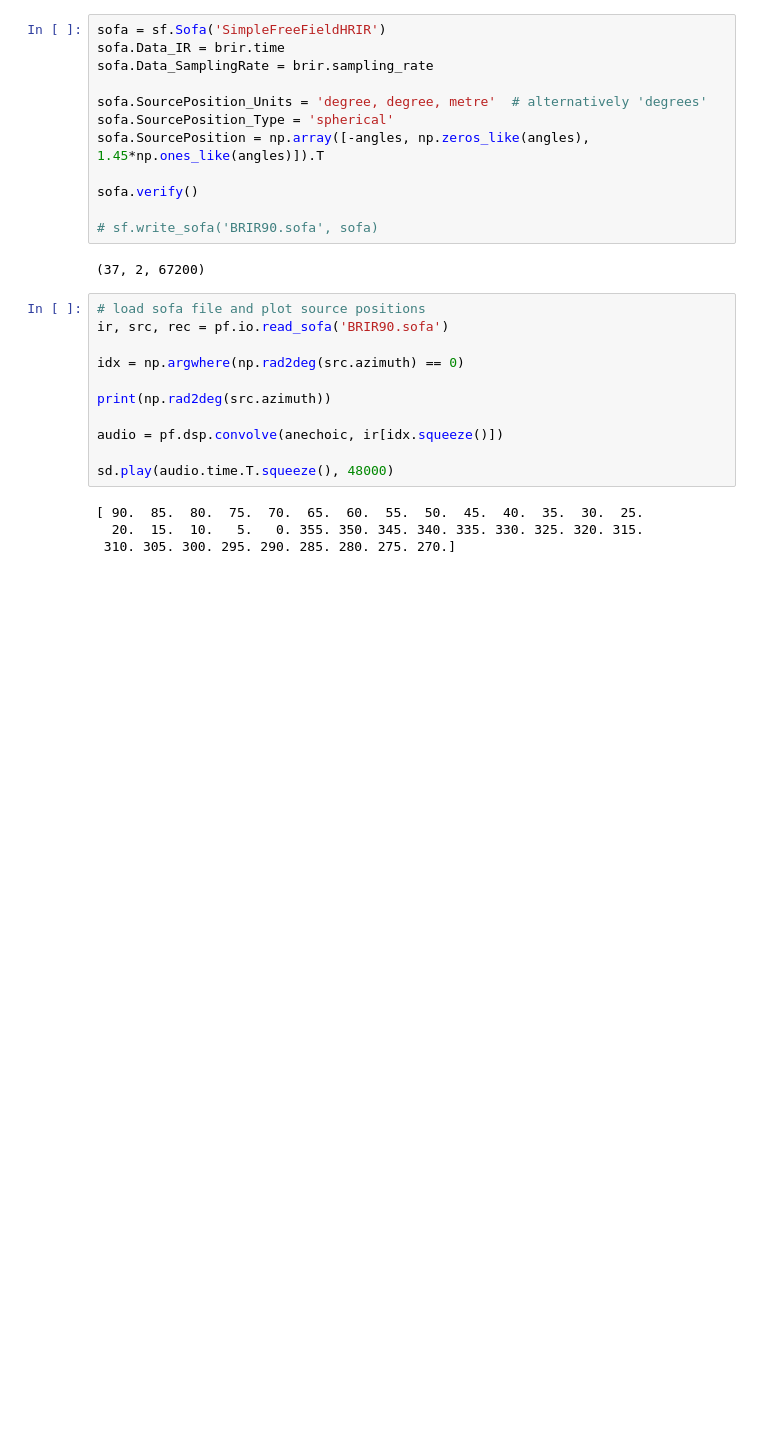
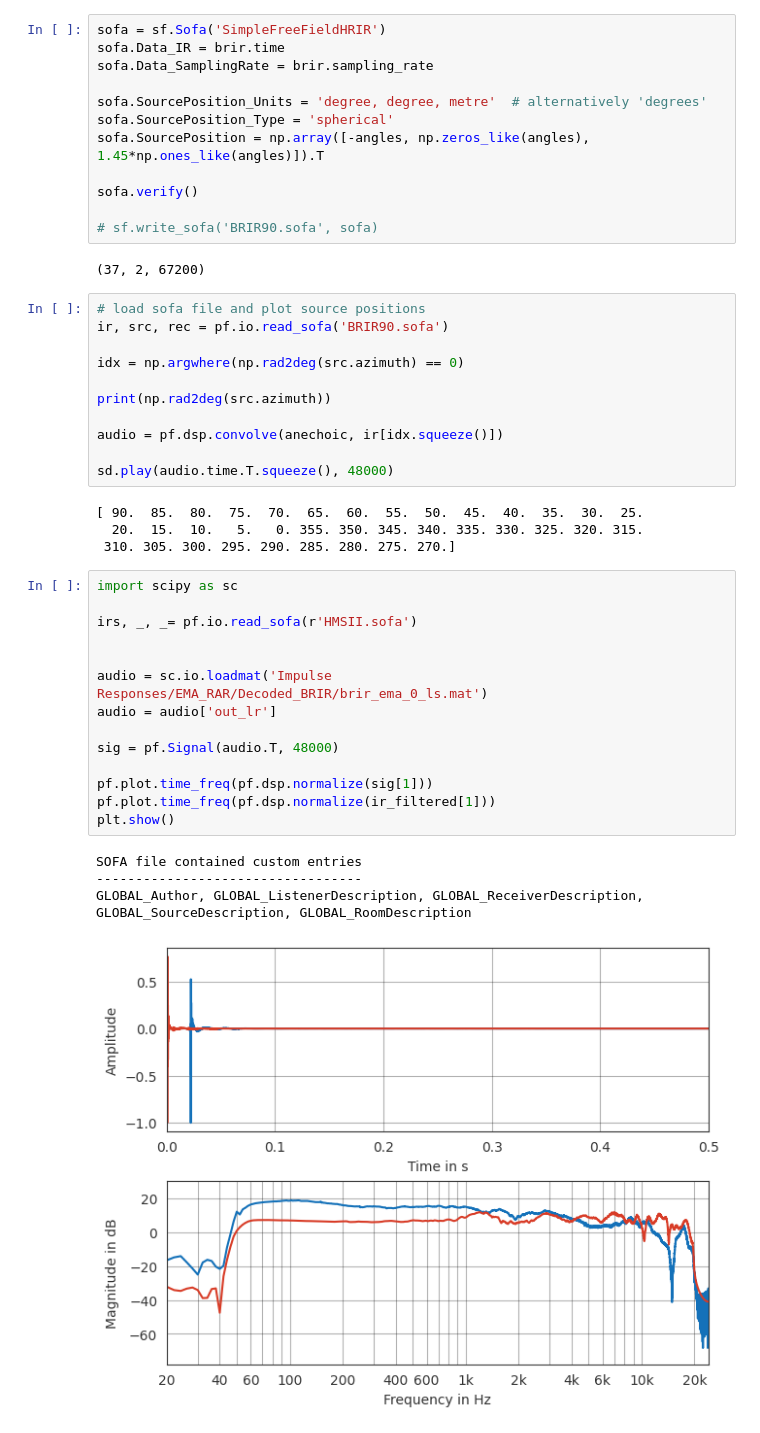
Before and after one commit to Microphone-Array-Project/ema2ambisonics, a Jupyter notebook: Post-Processing.ipynb, the cells around one changed output. Saved outputs shown, nothing was run; the diff lists cells and outputs as text; blank space fills up the shorter version.

```diff
--- a/Post-Processing.ipynb
+++ b/Post-Processing.ipynb
@@ -102,3 +130,22 @@ sd.play(audio.time.T.squeeze(), 48000)
 [ 90.  85.  80.  75.  70.  65.  60.  55.  50.  45.  40.  35.  30.  25.
   20.  15.  10.   5.   0. 355. 350. 345. 340. 335. 330. 325. 320. 315.
  310. 305. 300. 295. 290. 285. 280. 275. 270.]
+# %%
+import scipy as sc
+
+irs, _, _= pf.io.read_sofa(r'HMSII.sofa')
+
+
+audio = sc.io.loadmat('Impulse Responses/EMA_RAR/Decoded_BRIR/brir_ema_0_ls.mat')
+audio = audio['out_lr']
+
+sig = pf.Signal(audio.T, 48000)
+
+pf.plot.time_freq(pf.dsp.normalize(sig[1]))
+pf.plot.time_freq(pf.dsp.normalize(ir_filtered[1]))
+plt.show()
+# %% [output]
+SOFA file contained custom entries
+----------------------------------
+GLOBAL_Author, GLOBAL_ListenerDescription, GLOBAL_ReceiverDescription, GLOBAL_SourceDescription, GLOBAL_RoomDescription
+[figure, added]
```
Also changed, not shown: parts of 5 cells of this notebook, 1 other file.
